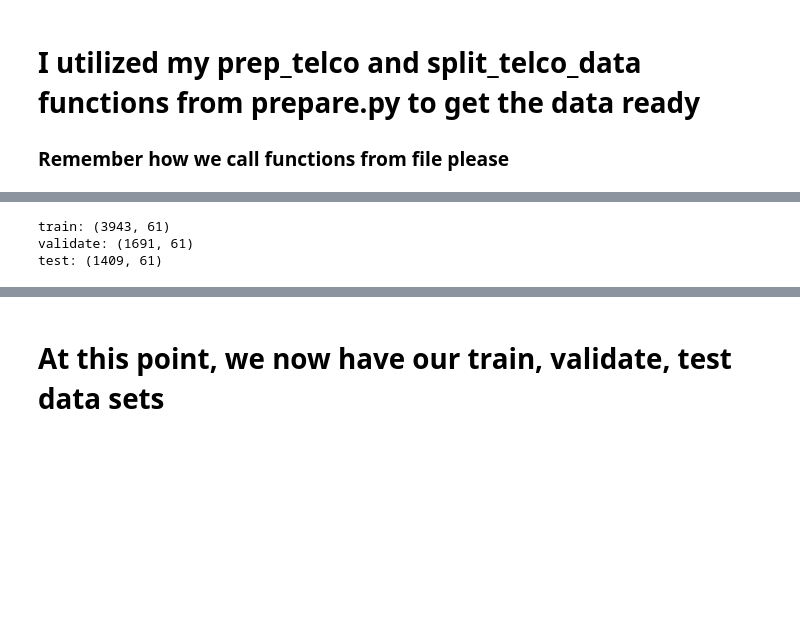
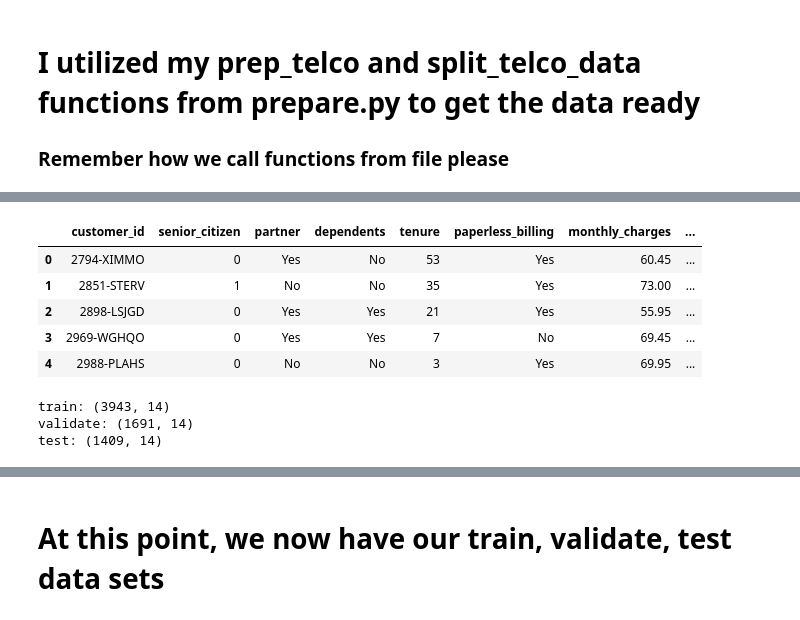
Before and after one commit to brianclements03/regression_exercises, a Jupyter notebook: explore_telco.ipynb, the cells around one changed output, grey strips where cells are left out. Cells and saved outputs as stored; diff of their text form; code cells hidden in the pictures; blank space fills up the shorter version.

```diff
--- a/explore_telco.ipynb
+++ b/explore_telco.ipynb
@@ -73,3 +84,39 @@ telco = prepare.prep_telco(telco)
+# %%
+telco = telco.drop(columns=[ 'gender',
+       'phone_service', 'multiple_lines', 'online_security',
+       'online_backup', 'device_protection', 'tech_support', 'streaming_tv',
+       'streaming_movies',
+       'gender_Male', 'partner_Yes', 'dependents_Yes', 'phone_service_Yes',
+       'multiple_lines_No phone service', 'multiple_lines_Yes',
+       'online_security_No internet service', 'online_security_Yes',
+       'online_backup_No internet service', 'online_backup_Yes',
+       'device_protection_No internet service', 'device_protection_Yes',
+       'tech_support_No internet service', 'tech_support_Yes',
+       'streaming_tv_No internet service', 'streaming_tv_Yes',
+       'streaming_movies_No internet service', 'streaming_movies_Yes',
+       'paperless_billing_Yes', 'churn', 'contract_type_One year',
+       'contract_type_Two year', 'internet_service_type_Fiber optic',
+       'internet_service_type_None', 'payment_type_Credit card (automatic)',
+       'payment_type_Electronic check', 'payment_type_Mailed check',
+       'monthly_charges_bins_(25.05, 58.83]',
+       'monthly_charges_bins_(58.83, 79.1]',
+       'monthly_charges_bins_(79.1, 94.25]',
+       'monthly_charges_bins_(94.25, 118.75]',
+       'total_charges_bins_(116.112, 398.55]',
+       'total_charges_bins_(398.55, 838.362]',
+       'total_charges_bins_(838.362, 1394.55]',
+       'total_charges_bins_(1394.55, 2290.225]',
+       'total_charges_bins_(2290.225, 3786.6]',
+       'total_charges_bins_(3786.6, 5606.375]',
+       'total_charges_bins_(5606.375, 8684.8]'])
+telco.head()
+# %% [output]
+|  | customer_id | senior_citizen | partner | dependents | tenure | paperless_billing | monthly_charges | ... |
+| 0 | 2794-XIMMO | 0 | Yes | No | 53 | Yes | 60.45 | ... |
+| 1 | 2851-STERV | 1 | No | No | 35 | Yes | 73.00 | ... |
+| 2 | 2898-LSJGD | 0 | Yes | Yes | 21 | Yes | 55.95 | ... |
+| 3 | 2969-WGHQO | 0 | Yes | Yes | 7 | No | 69.45 | ... |
+| 4 | 2988-PLAHS | 0 | No | No | 3 | Yes | 69.95 | ... |
 # %%
 #here, we reassign the three values returned from the split_data function to new variables
 train, validate, test = prepare.split_telco_data(telco)
@@ -77,9 +124,9 @@ print(f'train: {train.shape}')
 print(f'validate: {validate.shape}')
 print(f'test: {test.shape}')
 # %% [output]
-train: (3943, 61)
-validate: (1691, 61)
-test: (1409, 61)
+train: (3943, 14)
+validate: (1691, 14)
+test: (1409, 14)
 # %%
 # create X & y version of train, where y is a series with just the target variable and X are all the features.
 
```
Also changed, not shown: parts of 16 cells of this notebook, 1 other file.
